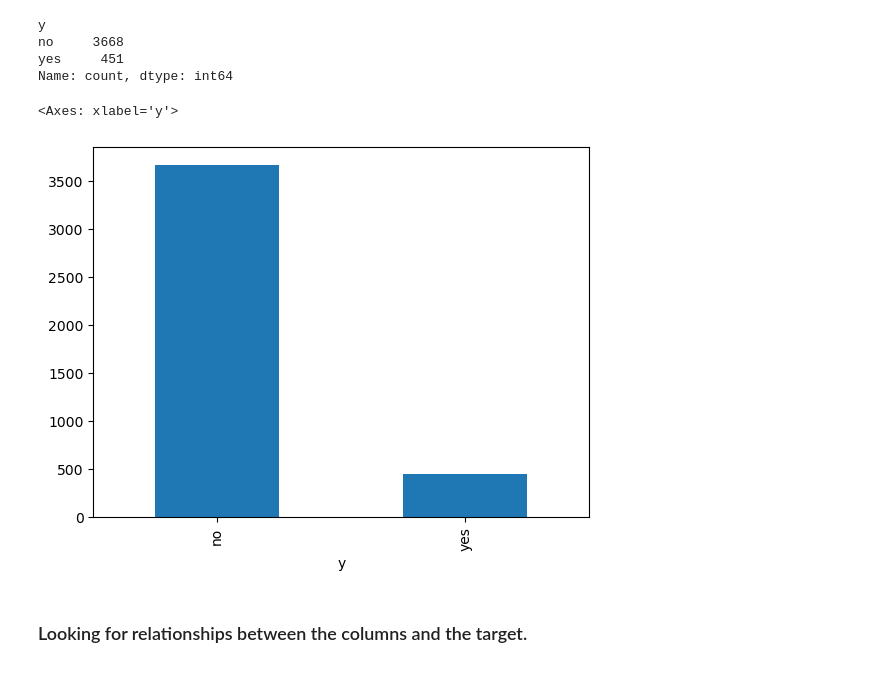
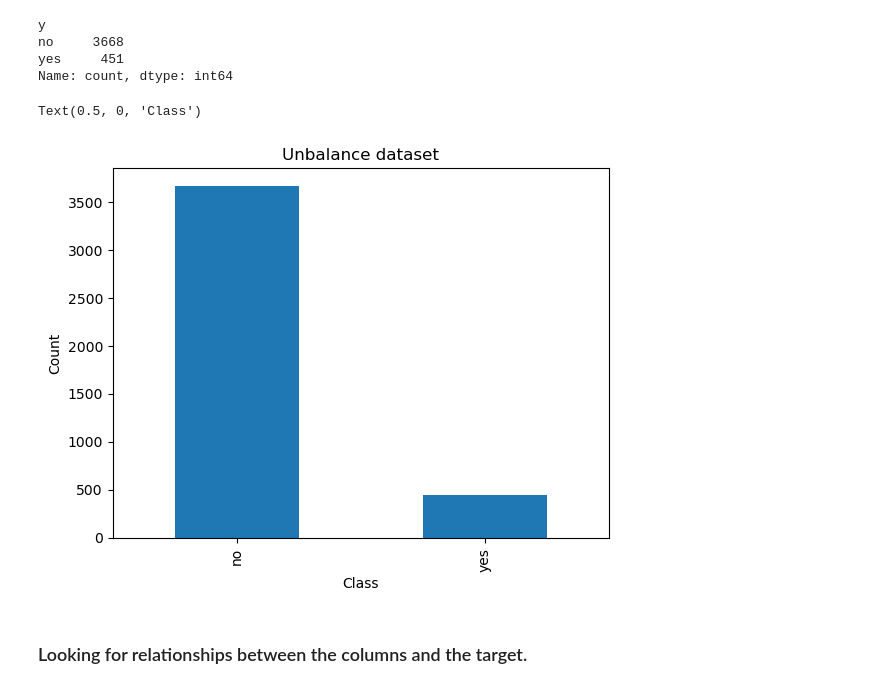
Before and after one commit to dipesh267/ClassificationModelComparison, a Jupyter notebook: BankMarketing.ipynb, the cells around one changed output. Drawn from its saved outputs; the diff is of its cells as text; code cells hidden in the pictures.

Commit message:
initial readme Commit with images

```diff
--- a/BankMarketing.ipynb
+++ b/BankMarketing.ipynb
@@ -73,9 +73,12 @@ Name: count, dtype: int64
 # %%
 # we have a very unbalance data
 df.y.value_counts().plot(kind='bar')
+plt.title('Unbalance dataset')
+plt.ylabel('Count')
+plt.xlabel('Class')
 # %% [output]
-<Axes: xlabel='y'>
+Text(0.5, 0, 'Class')
-[figure, old version]
+[figure, new version]
 # %% [markdown]
 ### Looking for relationships between the columns and the target.
 # %%
```
Also changed, not shown: 3 other files.
